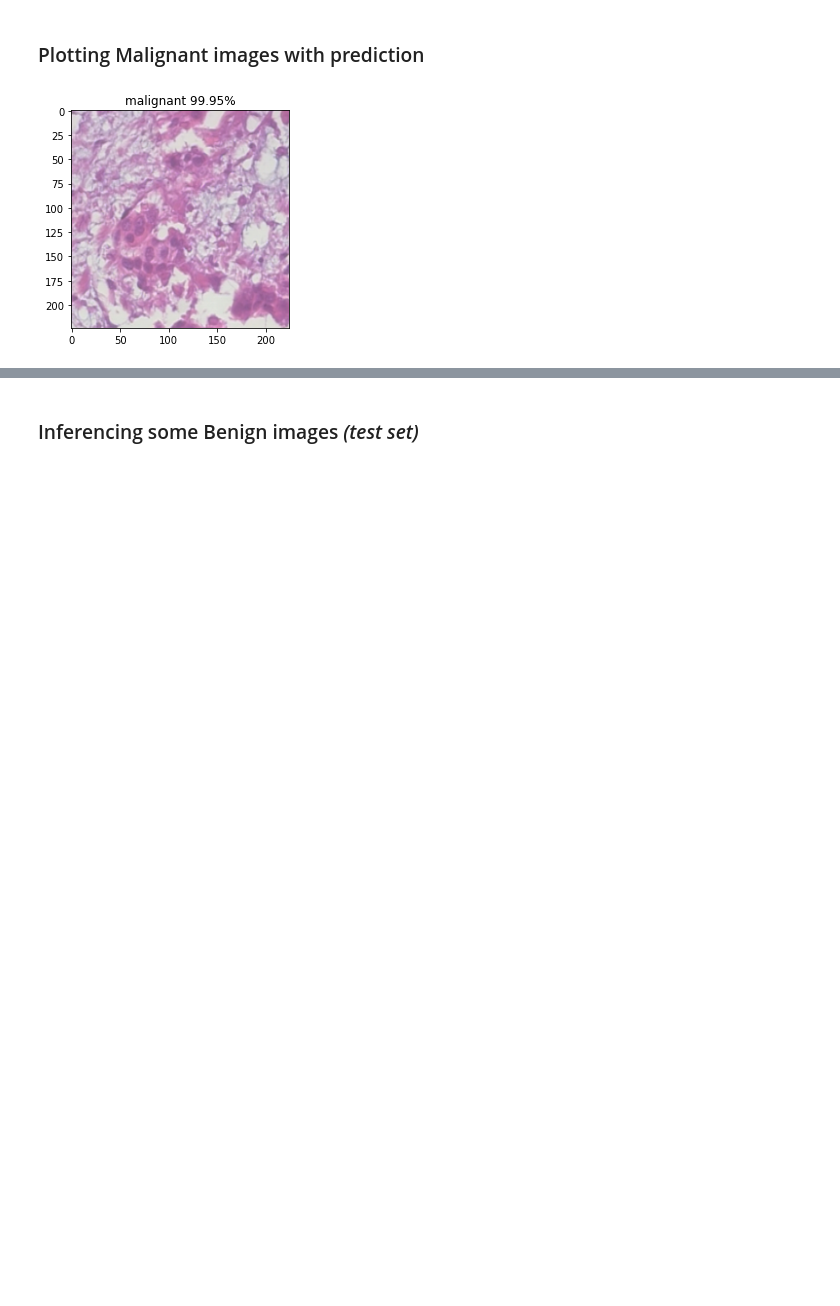
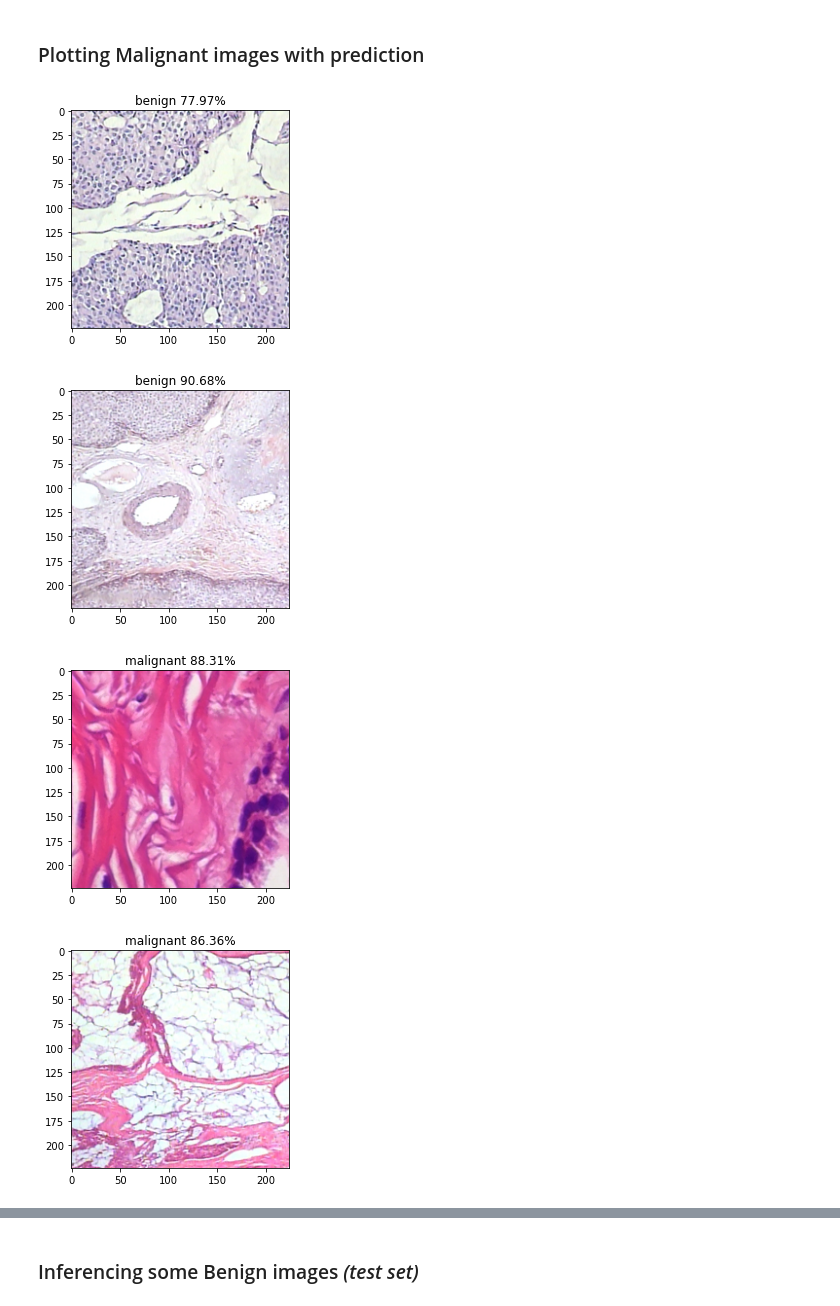
Before and after one commit to sarthakpurohit/breast-cancer, a Jupyter notebook: inference.ipynb, the cells around one changed output, grey strips where cells are left out. Drawn from its saved outputs; the diff is of its cells as text; code cells hidden in the pictures; blank space fills up the shorter version.

```diff
--- a/inference.ipynb
+++ b/inference.ipynb
@@ -118,19 +118,14 @@ SOB_M_PC-15-190EF-400-003.png    |  malignant        | 68.87%
 # %% [markdown]
 ### Plotting Malignant images with prediction
 # %%
-image_path = os.path.join(path,list_imgs[4])
-img = process_image(image_path)
-predic,prob_cent = predict(image_path)
-ax = imshow(img,  title=predic + ' '+prob_cent)
-plt.show()
-#uncomment the following lines of code to plot all the Malignant images available
-## select all the following lines and hit   ctrl + /
-
-# for image in list_imgs:
-#     image_path = os.path.join(path,image)
-#     img = process_image(image_path)
-#     predic,prob_cent = predict(image_path)
-#     ax = imshow(img,  title=predic + ' '+prob_cent)
-#     plt.show()
+for image in list_imgs:
+    image_path = os.path.join(path,image)
+    img = process_image(image_path)
+    predic,prob_cent = predict(image_path)
+    ax = imshow(img,  title=predic + ' '+prob_cent)
+    plt.show()
 # %% [output]
-[figure, old version]
+[figure, new version]
+[figure, added]
+[figure, added]
+[figure, added]
```
Also changed, not shown: parts of 2 cells of this notebook.
